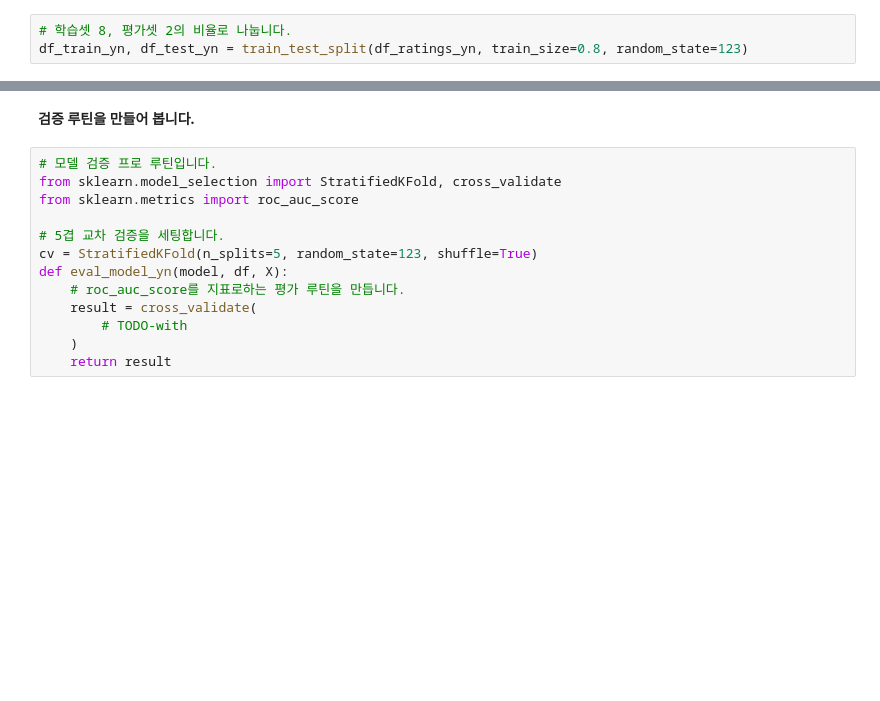
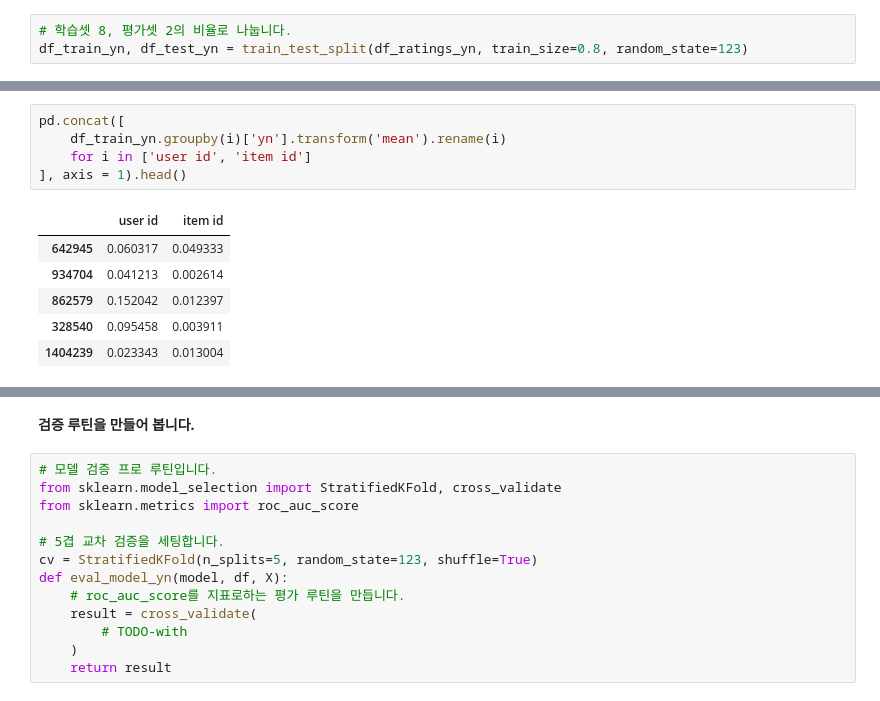
Before and after one commit to sunkusun9/rcmd_2506, a Jupyter notebook: 4.머신 러닝 개론.ipynb, the cells around one changed output, grey strips where cells are left out. Drawn from its saved outputs; the diff is of its cells as text; blank space fills up the shorter version.

```diff
--- a/4.머신 러닝 개론.ipynb
+++ b/4.머신 러닝 개론.ipynb
@@ -1128,0 +1261,12 @@ df_train_yn, df_test_yn = train_test_split(df_ratings_yn, train_size=0.8, random
+# %%
+pd.concat([
+    df_train_yn.groupby(i)['yn'].transform('mean').rename(i)
+    for i in ['user id', 'item id']
+], axis = 1).head()
+# %% [output]
+|  | user id | item id |
+| 642945 | 0.060317 | 0.049333 |
+| 934704 | 0.041213 | 0.002614 |
+| 862579 | 0.152042 | 0.012397 |
+| 328540 | 0.095458 | 0.003911 |
+| 1404239 | 0.023343 | 0.013004 |
```
Also changed, not shown: parts of 16 cells of this notebook.
